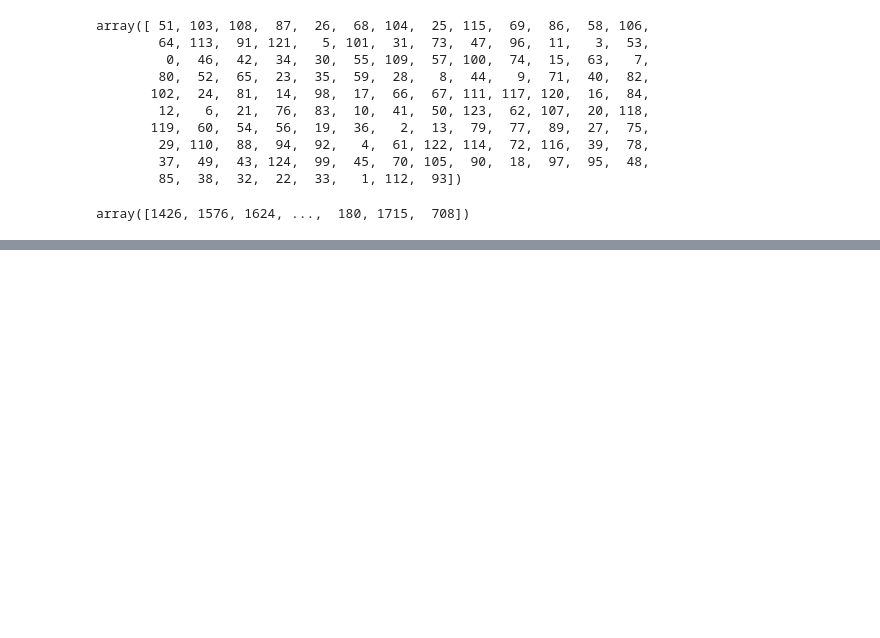
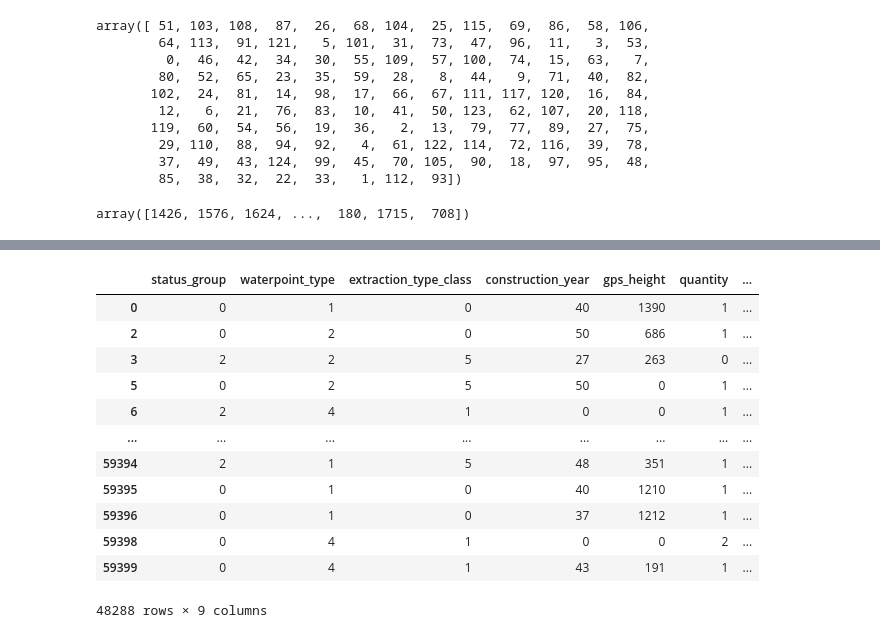
Before and after one commit to julietday422/Tanzanian_Well_Status_Prediction, a Jupyter notebook: EDA.ipynb, the cells around one changed output, grey strips where cells are left out. Drawn from its saved outputs; the diff is of its cells as text; code cells hidden in the pictures; blank space fills up the shorter version.

```diff
--- a/EDA.ipynb
+++ b/EDA.ipynb
@@ -683,0 +786,16 @@ dtype: int64
+# %%
+df_top_corr
+# %% [output]
+|  | status_group | waterpoint_type | extraction_type_class | construction_year | gps_height | quantity | ... |
+| 0 | 0 | 1 | 0 | 40 | 1390 | 1 | ... |
+| 2 | 0 | 2 | 0 | 50 | 686 | 1 | ... |
+| 3 | 2 | 2 | 5 | 27 | 263 | 0 | ... |
+| 5 | 0 | 2 | 5 | 50 | 0 | 1 | ... |
+| 6 | 2 | 4 | 1 | 0 | 0 | 1 | ... |
+| ... | ... | ... | ... | ... | ... | ... | ... |
+| 59394 | 2 | 1 | 5 | 48 | 351 | 1 | ... |
+| 59395 | 0 | 1 | 0 | 40 | 1210 | 1 | ... |
+| 59396 | 0 | 1 | 0 | 37 | 1212 | 1 | ... |
+| 59398 | 0 | 4 | 1 | 0 | 0 | 2 | ... |
+| 59399 | 0 | 4 | 1 | 43 | 191 | 1 | ... |
+48288 rows × 9 columns
```
Also changed, not shown: parts of 30 cells of this notebook.
